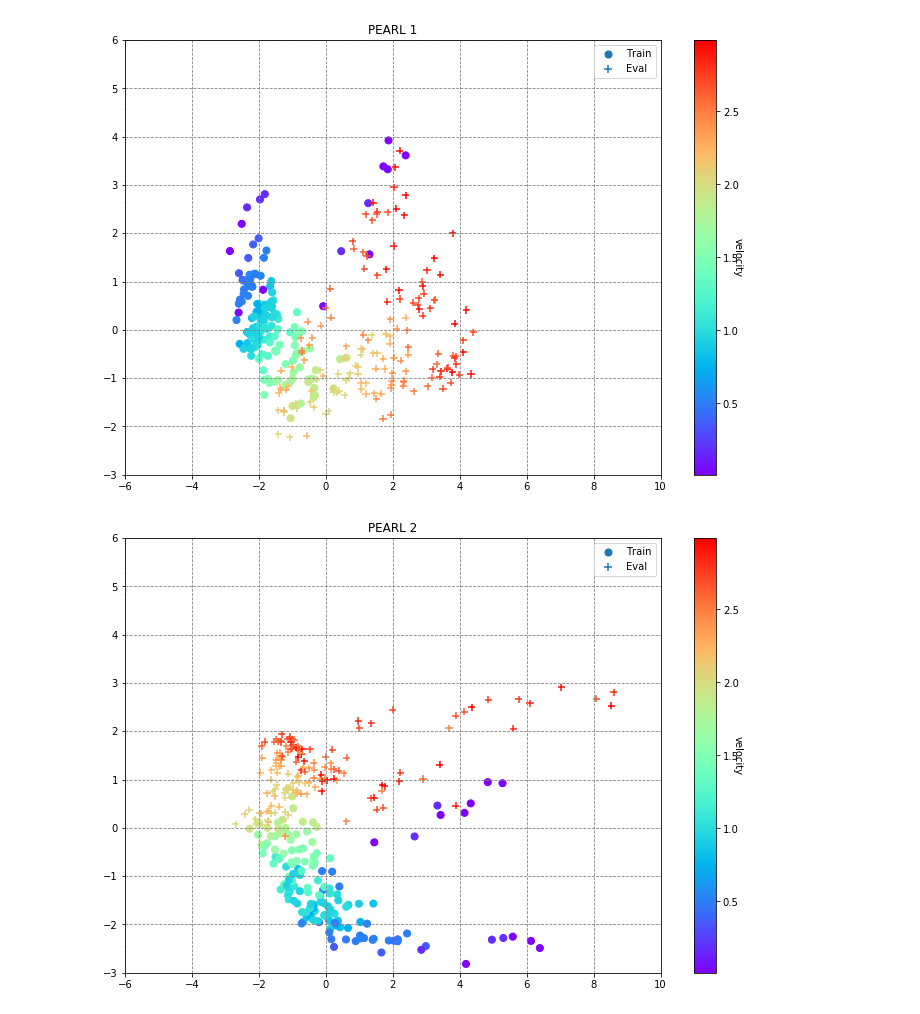
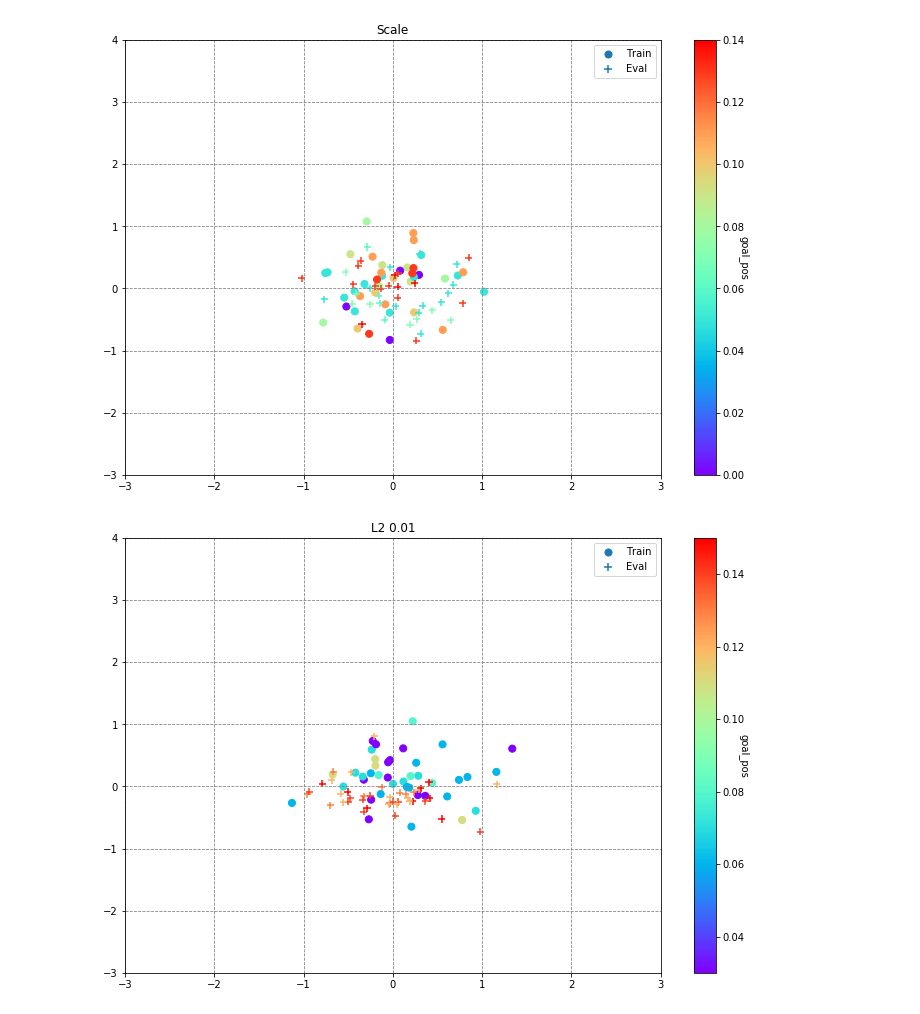
Before and after one commit to bryanlincoln/oyster, a Jupyter notebook: visualize_embeddings.ipynb, the cells around one changed output. Drawn from its saved outputs; the diff is of its cells as text; code cells hidden in the pictures.

Commit message:
Add new curiosity experiments

```diff
--- a/visualize_embeddings.ipynb
+++ b/visualize_embeddings.ipynb
@@ -69,27 +83,32 @@ for i, experiment in enumerate(experiments):
 # %%
 results = [
-    (0, 'Int. Obs 1', 'velocity'),
-    (1, 'Int. Ctx 1', 'velocity'),
-    (2, 'PEARL 1', 'velocity'),
-    (3, 'PEARL 2', 'velocity'),
-    (4, 'Int. Ctx 2', 'velocity'),
-    (5, 'Ctx Only Grads', 'velocity'),
-    (6, 'Int. Ctx 3', 'velocity'),
-    (7, 'Int. Ctx 4', 'velocity'),
-    (8, 'L2 0.1', 'velocity'),
-    (9, 'Dropout', 'velocity'),
-    (10, 'L2 0.01 1', 'velocity'),
-    (11, 'L2 0.01 2', 'velocity'),
-    (12, 'PEARL 3 (Small)', 'velocity'),
+    #(0, 'Int. Obs 1', 'velocity'),
+    #(1, 'Int. Ctx 1', 'velocity'),
+    #(2, 'PEARL 1', 'velocity'),
+    #(3, 'PEARL 2', 'velocity'),
+    #(4, 'Int. Ctx 2', 'velocity'),
+    #(5, 'Ctx Only Grads', 'velocity'),
+    #(6, 'Int. Ctx 3', 'velocity'),
+    #(7, 'Int. Ctx 4', 'velocity'),
+    #(8, 'L2 0.1', 'velocity'),
+    #(9, 'Dropout', 'velocity'),
+    #(10, 'L2 0.01 1', 'velocity'),
+    #(11, 'L2 0.01 2', 'velocity'),
+    #(12, 'PEARL 3 (Small)', 'velocity'),
     #(3, 'Reach Normalized', 'goal')
+    (14, 'PEARL', 'goal_pos'),
+    (15, 'PEARL OOD', 'goal_pos'),
+    (16, 'Scale', 'goal_pos'),
+    (17, 'L2 0.01', 'goal_pos'),
+    (18, 'Int Obs', 'goal_pos')
 ]
 
-adapt_index = '00002'
+adapt_index = '00010'
 # %%
 for experiment_index, experiment_name, task_param, in results:
     path = os.path.join(experiments[experiment_index], adapt_index)
     embeddings_df = pd.read_csv(os.path.join(path, 'default/tensors.tsv'), sep='\t', header=None)
     labels_df = pd.read_csv(os.path.join(path, 'default/metadata.tsv'), sep='\t', header=None)
 
-    plott(embeddings_df, labels_df, title=experiment_name, task_param=task_param)
+    plott(embeddings_df, labels_df, title=experiment_name, task_param=task_param, show_labels=False)
 # %% [output]
@@ -98,2 +117,2 @@ for experiment_index, experiment_name, task_param, in results:
-[figure, old version]
+[figure, new version]
-[figure, old version]
+[figure, new version]
```
Also changed, not shown: parts of 3 cells of this notebook, 6 other files.
